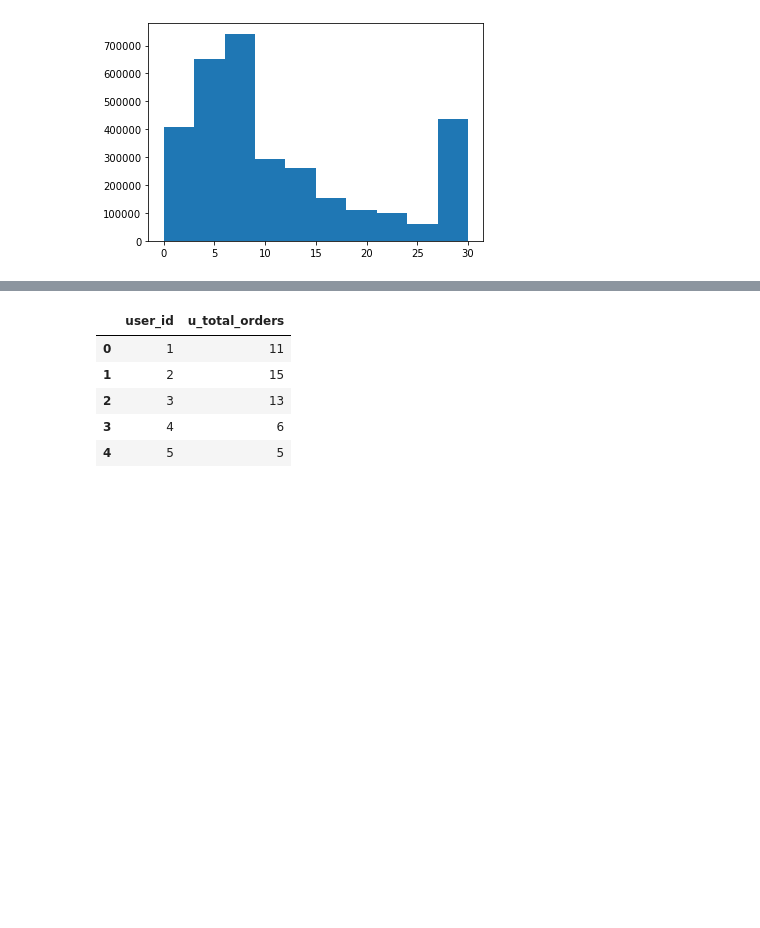
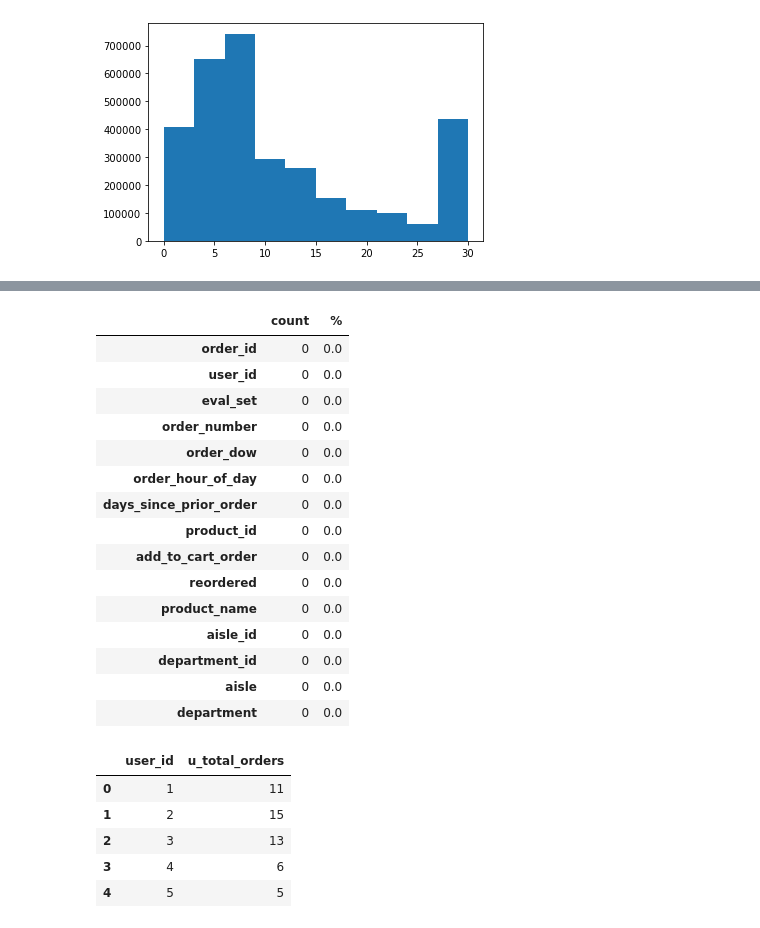
Before and after one commit to sternbrian2/Capstone_Three, a Jupyter notebook: Capstone Three Data Wrangling.ipynb, the cells around one changed output, grey strips where cells are left out. Saved outputs shown, nothing was run; the diff lists cells and outputs as text; code cells hidden in the pictures; blank space fills up the shorter version.

```diff
--- a/Capstone Three Data Wrangling.ipynb
+++ b/Capstone Three Data Wrangling.ipynb
@@ -167,0 +193,22 @@ missing
+# %%
+missing = pd.concat([order_total.isnull().sum(), 100 * order_total.isnull().mean()], axis=1)
+missing.columns=['count', '%']
+missing = missing.sort_values(by = ['count','%'], ascending = False)
+missing
+# %% [output]
+|  | count | % |
+| order_id | 0 | 0.0 |
+| user_id | 0 | 0.0 |
+| eval_set | 0 | 0.0 |
+| order_number | 0 | 0.0 |
+| order_dow | 0 | 0.0 |
+| order_hour_of_day | 0 | 0.0 |
+| days_since_prior_order | 0 | 0.0 |
+| product_id | 0 | 0.0 |
+| add_to_cart_order | 0 | 0.0 |
+| reordered | 0 | 0.0 |
+| product_name | 0 | 0.0 |
+| aisle_id | 0 | 0.0 |
+| department_id | 0 | 0.0 |
+| aisle | 0 | 0.0 |
+| department | 0 | 0.0 |
```
Also changed, not shown: parts of 12 cells of this notebook, 1 other file.
